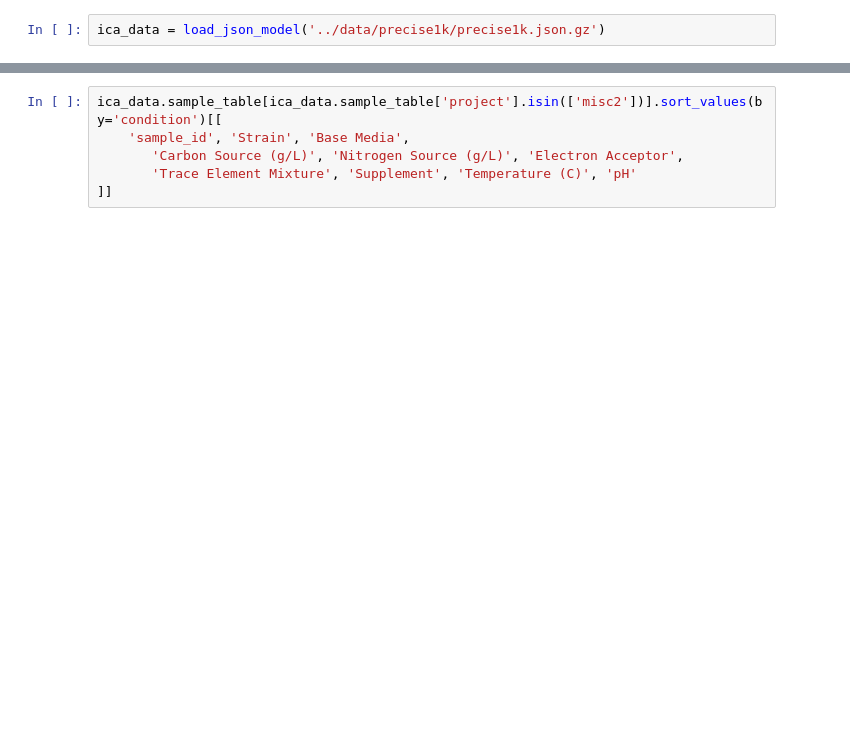
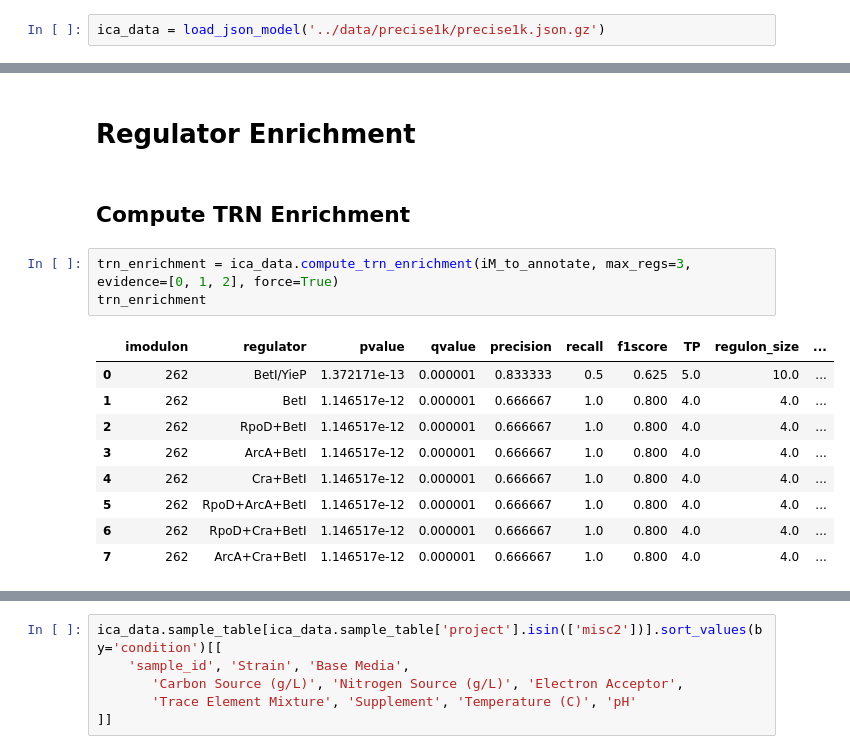
Before and after one commit to SBRG/precise2, a Jupyter notebook: notebooks/4__manual_imodulon_annotation.ipynb, the cells around one changed output, grey strips where cells are left out. Cells and saved outputs as stored; diff of their text form; blank space fills up the shorter version.

```diff
--- a/notebooks/4__manual_imodulon_annotation.ipynb
+++ b/notebooks/4__manual_imodulon_annotation.ipynb
@@ -61,0 +44,17 @@ imod_genes.sort_values(by='gene_weight', ascending=False)
+# %% [markdown]
+# Regulator Enrichment
+# %% [markdown]
+## Compute TRN Enrichment
+# %%
+trn_enrichment = ica_data.compute_trn_enrichment(iM_to_annotate, max_regs=3, evidence=[0, 1, 2], force=True)
+trn_enrichment
+# %% [output]
+|  | imodulon | regulator | pvalue | qvalue | precision | recall | f1score | TP | regulon_size | ... |
+| 0 | 262 | BetI/YieP | 1.372171e-13 | 0.000001 | 0.833333 | 0.5 | 0.625 | 5.0 | 10.0 | ... |
+| 1 | 262 | BetI | 1.146517e-12 | 0.000001 | 0.666667 | 1.0 | 0.800 | 4.0 | 4.0 | ... |
+| 2 | 262 | RpoD+BetI | 1.146517e-12 | 0.000001 | 0.666667 | 1.0 | 0.800 | 4.0 | 4.0 | ... |
+| 3 | 262 | ArcA+BetI | 1.146517e-12 | 0.000001 | 0.666667 | 1.0 | 0.800 | 4.0 | 4.0 | ... |
+| 4 | 262 | Cra+BetI | 1.146517e-12 | 0.000001 | 0.666667 | 1.0 | 0.800 | 4.0 | 4.0 | ... |
+| 5 | 262 | RpoD+ArcA+BetI | 1.146517e-12 | 0.000001 | 0.666667 | 1.0 | 0.800 | 4.0 | 4.0 | ... |
+| 6 | 262 | RpoD+Cra+BetI | 1.146517e-12 | 0.000001 | 0.666667 | 1.0 | 0.800 | 4.0 | 4.0 | ... |
+| 7 | 262 | ArcA+Cra+BetI | 1.146517e-12 | 0.000001 | 0.666667 | 1.0 | 0.800 | 4.0 | 4.0 | ... |
```
Also changed, not shown: parts of 50 cells of this notebook, 3 other files.
